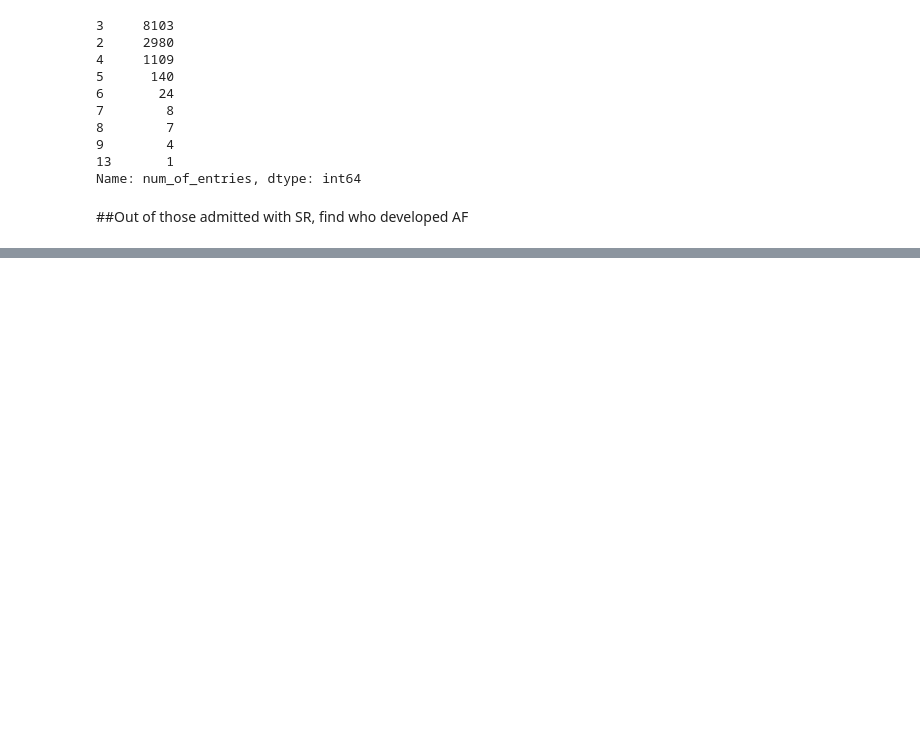
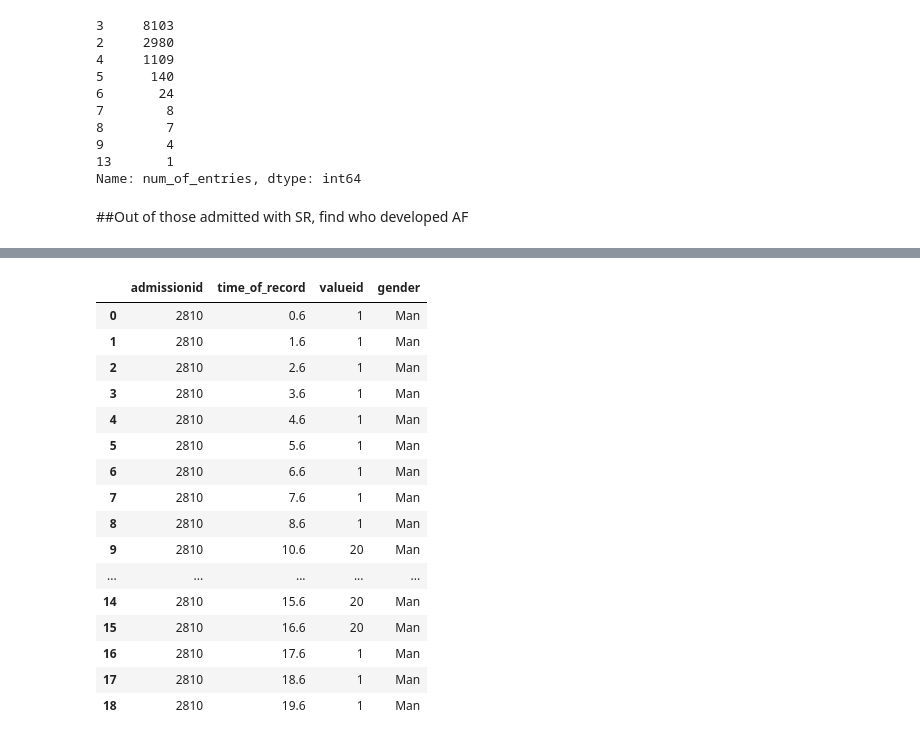
Before and after one commit to kingbughk-notused/Datathon-2021, a Jupyter notebook: AF.ipynb, the cells around one changed output, grey strips where cells are left out. Drawn from its saved outputs; the diff is of its cells as text; code cells hidden in the pictures; blank space fills up the shorter version.

```diff
--- a/AF.ipynb
+++ b/AF.ipynb
@@ -303,0 +458,20 @@ Name: time_to_AF, dtype: float64
+# %%
+rhythm_of_2810
+# %% [output]
+|  | admissionid | time_of_record | valueid | gender |
+| 0 | 2810 | 0.6 | 1 | Man |
+| 1 | 2810 | 1.6 | 1 | Man |
+| 2 | 2810 | 2.6 | 1 | Man |
+| 3 | 2810 | 3.6 | 1 | Man |
+| 4 | 2810 | 4.6 | 1 | Man |
+| 5 | 2810 | 5.6 | 1 | Man |
+| 6 | 2810 | 6.6 | 1 | Man |
+| 7 | 2810 | 7.6 | 1 | Man |
+| 8 | 2810 | 8.6 | 1 | Man |
+| 9 | 2810 | 10.6 | 20 | Man |
+| ... | ... | ... | ... | ... |
+| 14 | 2810 | 15.6 | 20 | Man |
+| 15 | 2810 | 16.6 | 20 | Man |
+| 16 | 2810 | 17.6 | 1 | Man |
+| 17 | 2810 | 18.6 | 1 | Man |
+| 18 | 2810 | 19.6 | 1 | Man |
```
Also changed, not shown: parts of 15 cells of this notebook.
